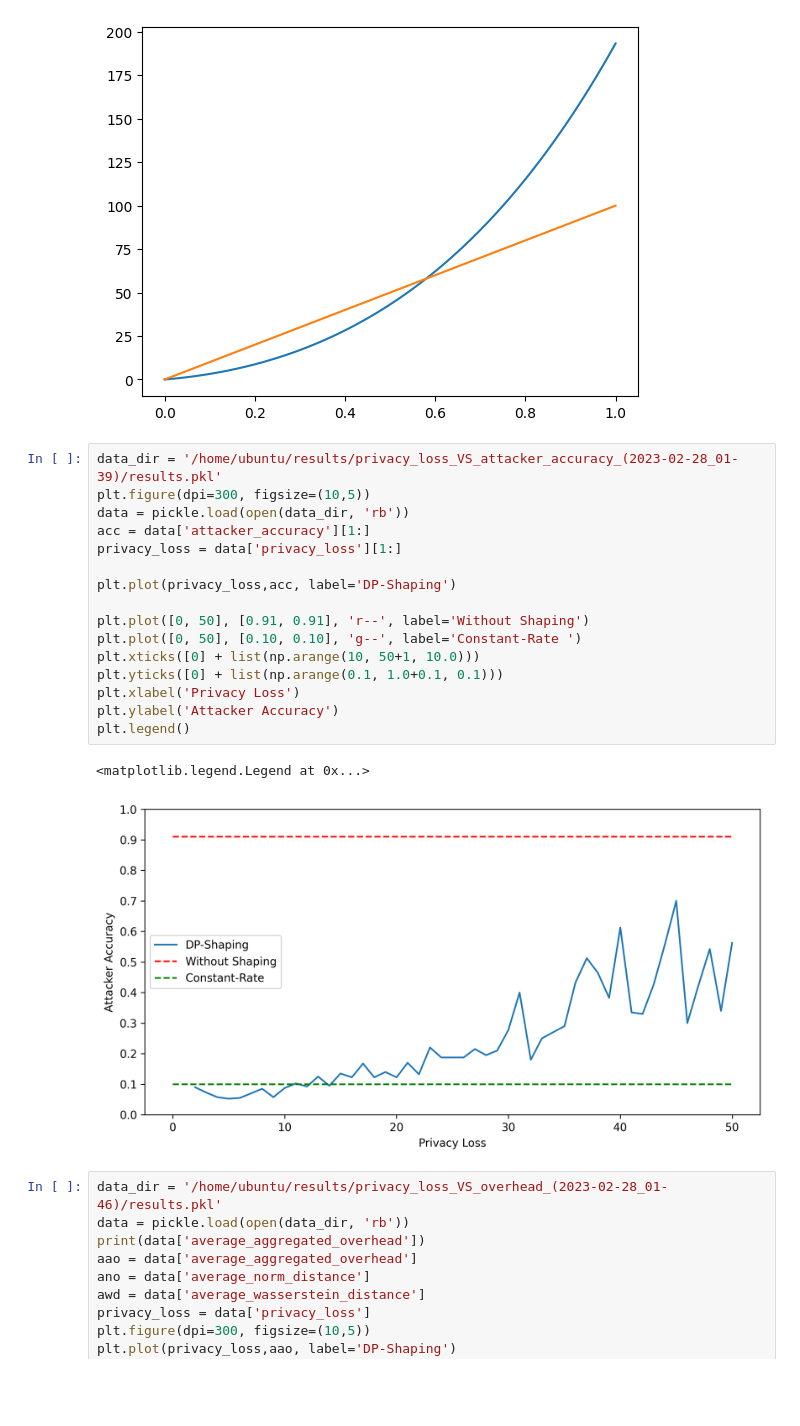
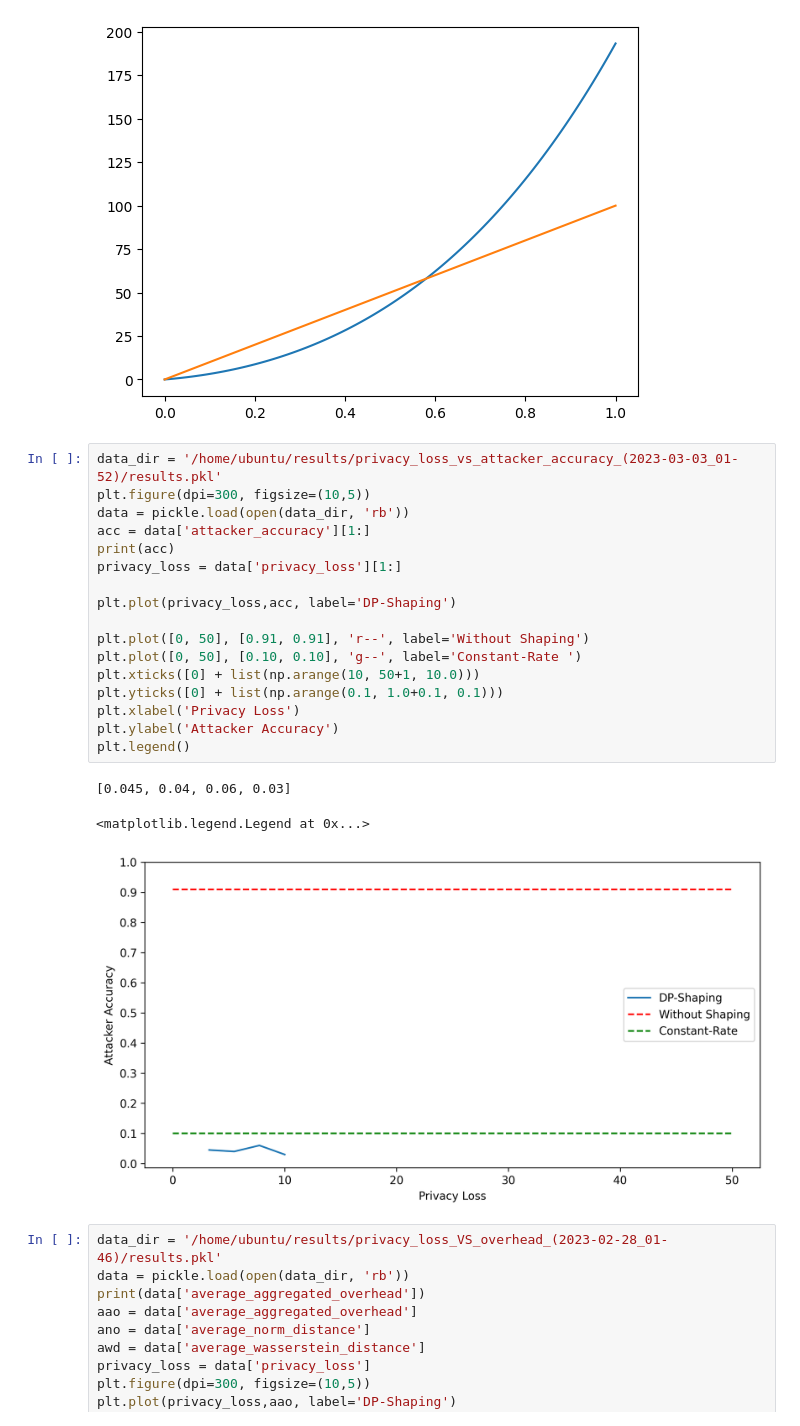
Before and after one commit to ubc-systopia/netshaper, a Jupyter notebook: simulator/plotting.ipynb, the cells around one changed output. Cells and saved outputs as stored; diff of their text form; blank space fills up the shorter version.

```diff
--- a/simulator/plotting.ipynb
+++ b/simulator/plotting.ipynb
@@ -35,24 +35,26 @@ plt.plot(epsilons, bsc)
 [<matplotlib.lines.Line2D at 0x...>]
 [figure]
 # %%
-data_dir = '/home/ubuntu/results/privacy_loss_VS_attacker_accuracy_(2023-02-28_01-39)/results.pkl'
+data_dir = '/home/ubuntu/results/privacy_loss_vs_attacker_accuracy_(2023-03-03_01-52)/results.pkl'
 plt.figure(dpi=300, figsize=(10,5))
 data = pickle.load(open(data_dir, 'rb'))
 acc = data['attacker_accuracy'][1:]
+print(acc)
 privacy_loss = data['privacy_loss'][1:]
 
 plt.plot(privacy_loss,acc, label='DP-Shaping')
 
 plt.plot([0, 50], [0.91, 0.91], 'r--', label='Without Shaping')
 plt.plot([0, 50], [0.10, 0.10], 'g--', label='Constant-Rate ')
 plt.xticks([0] + list(np.arange(10, 50+1, 10.0)))
 plt.yticks([0] + list(np.arange(0.1, 1.0+0.1, 0.1)))
 plt.xlabel('Privacy Loss')
 plt.ylabel('Attacker Accuracy')
 plt.legend()
 # %% [output]
-<matplotlib.legend.Legend at 0x...>
+[0.045, 0.04, 0.06, 0.03]
+<matplotlib.legend.Legend at 0x...>
-[figure, old version]
+[figure, new version]
 # %%
 data_dir = '/home/ubuntu/results/privacy_loss_VS_overhead_(2023-02-28_01-46)/results.pkl'
 data = pickle.load(open(data_dir, 'rb'))
```
Also changed, not shown: parts of 4 cells of this notebook, 12 other files.
